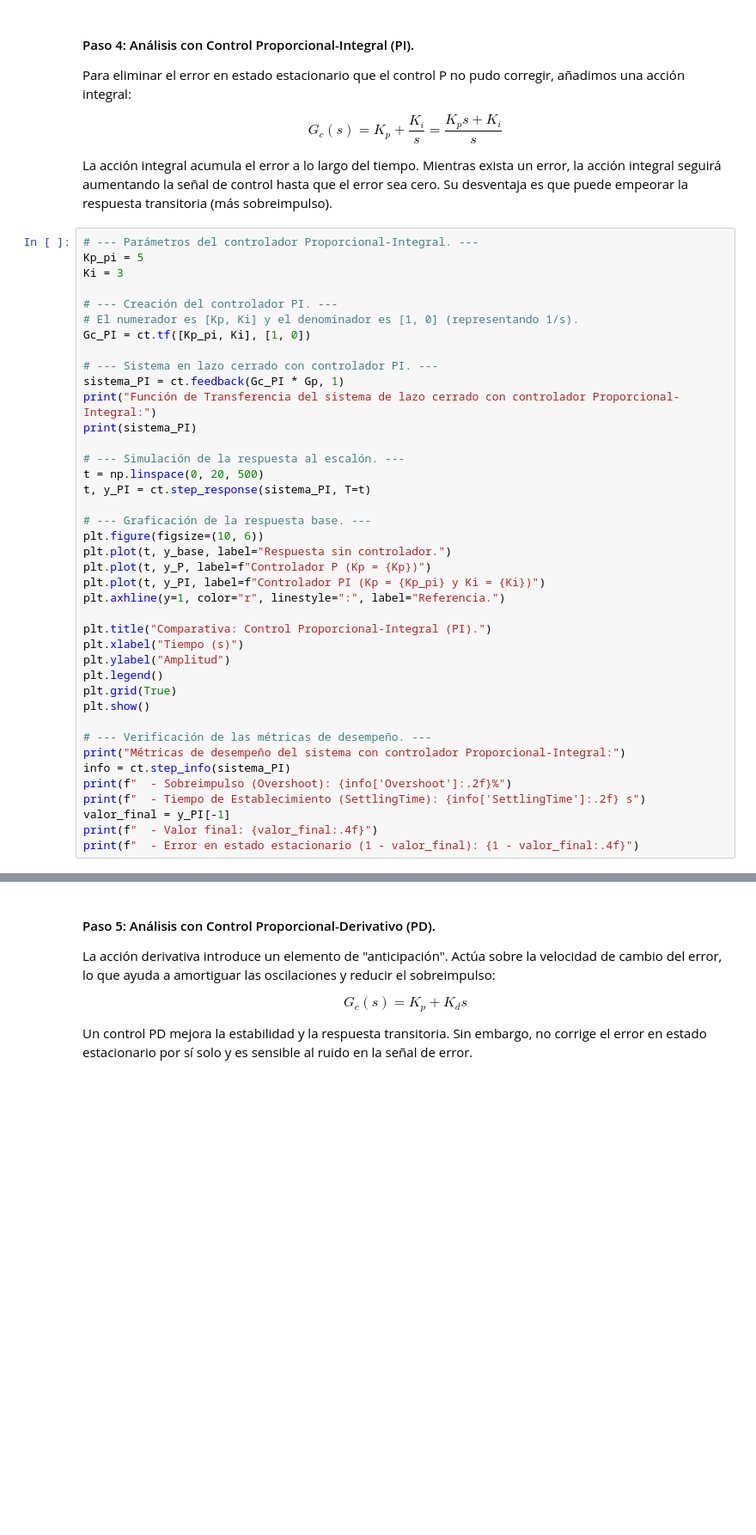
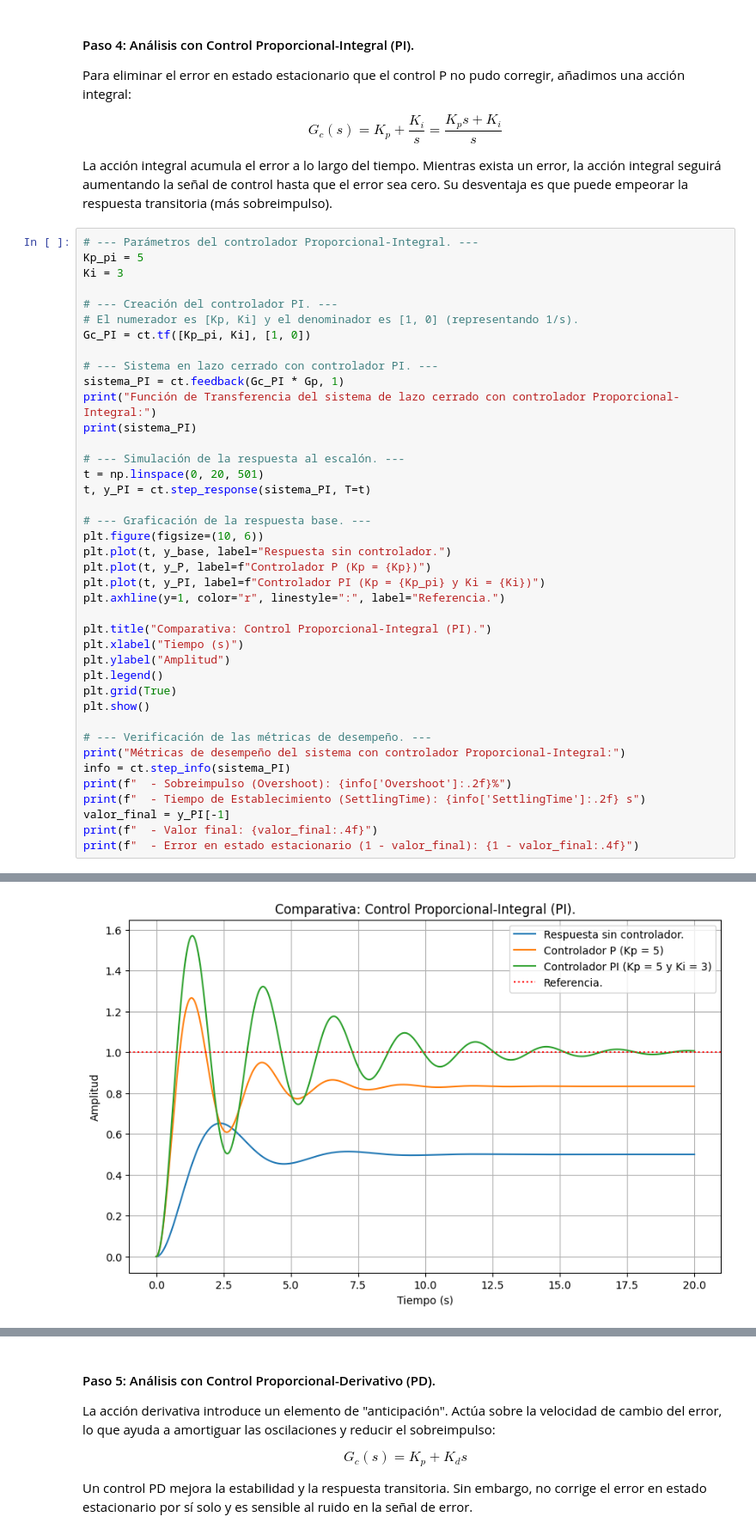
Before and after one commit to NataliaIDM/control-clasico, a Jupyter notebook: Practicas/P_2_03_Controlador_PID.ipynb, the cells around one changed output, grey strips where cells are left out. Shown at 86% size. Drawn from its saved outputs; the diff is of its cells as text; blank space fills up the shorter version.

```diff
--- a/Practicas/P_2_03_Controlador_PID.ipynb
+++ b/Practicas/P_2_03_Controlador_PID.ipynb
@@ -139,7 +169,7 @@ print("Función de Transferencia del sistema de lazo cerrado con controlador Pro
 print(sistema_PI)
 
 # --- Simulación de la respuesta al escalón. ---
-t = np.linspace(0, 20, 500)
+t = np.linspace(0, 20, 501)
 t, y_PI = ct.step_response(sistema_PI, T=t)
 
 # --- Graficación de la respuesta base. ---
@@ -164,3 +194,4 @@ print(f"  - Tiempo de Establecimiento (SettlingTime): {info['SettlingTime']:.2f}
 valor_final = y_PI[-1]
 print(f"  - Valor final: {valor_final:.4f}")
 print(f"  - Error en estado estacionario (1 - valor_final): {1 - valor_final:.4f}")
+# %% [output]
@@ -166,0 +206 @@ print(f"  - Error en estado estacionario (1 - valor_final): {1 - valor_final:.4f
+[figure, added]
```
Also changed, not shown: parts of 7 cells of this notebook.
